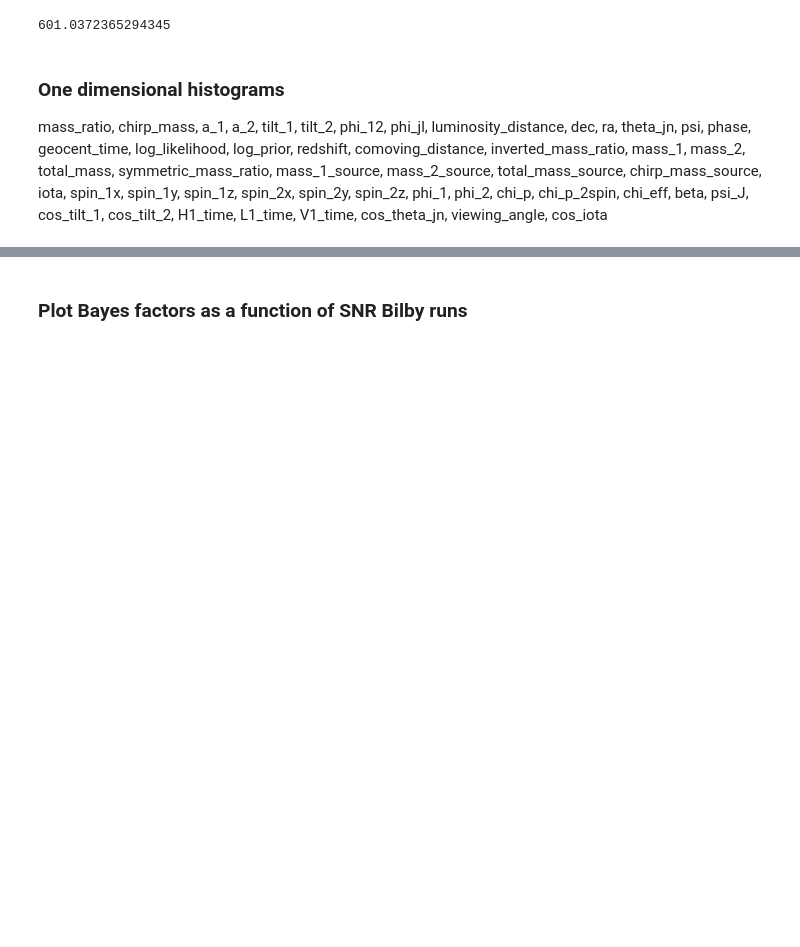
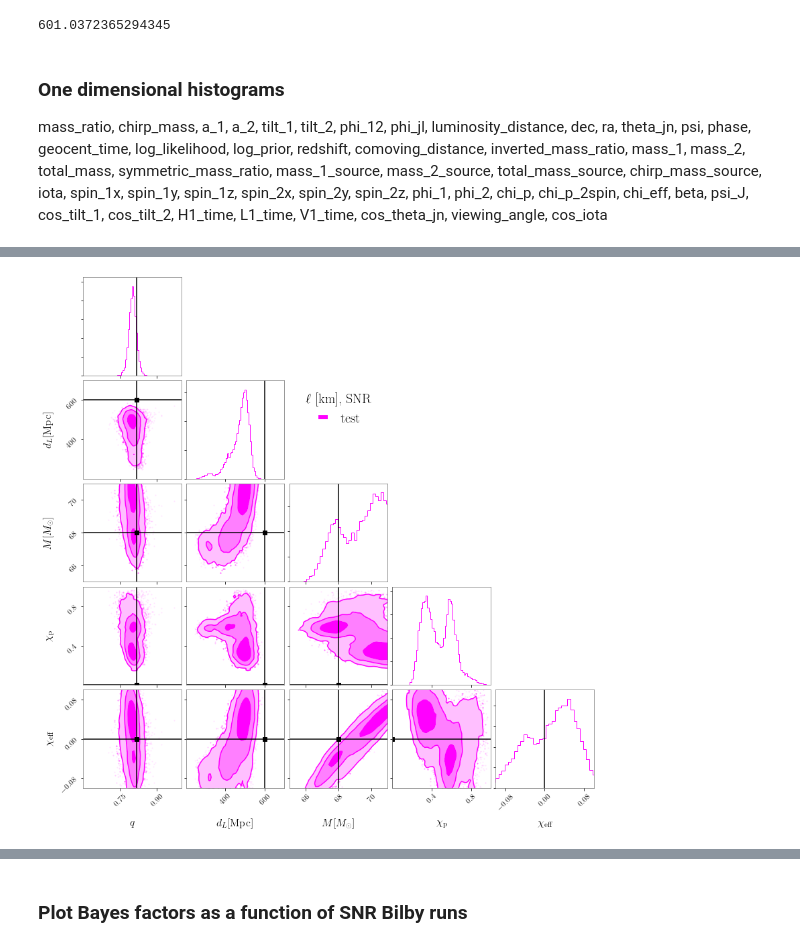
Before and after one commit to mariaokounkova/BeyondGRAnalysis, a Jupyter notebook: BilbyAnalysis.ipynb, the cells around one changed output, grey strips where cells are left out. Saved outputs shown, nothing was run; the diff lists cells and outputs as text; code cells hidden in the pictures; blank space fills up the shorter version.

```diff
--- a/BilbyAnalysis.ipynb
+++ b/BilbyAnalysis.ipynb
@@ -173,37 +185,43 @@ posterior_samples = samples_dict["summary_pages"]
 # %%
 fig, ax_arr = plt.subplots(dim, dim, figsize=(12, 12))
 handles = []
 posterior_samples.plot(type="corner",
                          parameters=parameters, fig = fig, color = 'magenta', truths=truths, truth_color='black', \
                            quantiles=[])
 
-#l = ax_arr[1][2].plot([0,0], [0,0], label='test', color = 'magenta')
-#handles.append(l[0])
+l = ax_arr[1][2].plot([0,0], [0,0], label='test', color = 'magenta')
+handles.append(l[0])
 
-#legend = ax_arr[1][2].legend(handles=handles, frameon=False, title = r'$\ell$ [km], SNR', loc = 'upper center', fontsize=20)
+legend = ax_arr[1][2].legend(handles=handles, frameon=False, title = r'$\ell$ [km], SNR', loc = 'upper center', fontsize=20)
 
 for i in range(5):
-    #ax_arr[i][0].set_xlim(RangeDict['mass_ratio'])
+    ax_arr[i][0].set_xlim(RangeDict['mass_ratio'])
     ax_arr[i][1].set_xlim(RangeDict['luminosity_distance'])
-    # ax_arr[i][2].set_xlim(RangeDict['total_mass'])
-    # ax_arr[i][3].set_xlim(RangeDict['chi_p'])
-    # ax_arr[i][4].set_xlim(RangeDict['chi_eff'])
+    ax_arr[i][2].set_xlim(RangeDict['total_mass'])
+    ax_arr[i][3].set_xlim(RangeDict['chi_p'])
+    ax_arr[i][4].set_xlim(RangeDict['chi_eff'])
 
 
 ax_arr[1][0].set_ylim(RangeDict['luminosity_distance'])
-# ax_arr[2][0].set_ylim(RangeDict['total_mass'])
-# ax_arr[2][1].set_ylim(RangeDict['total_mass'])
-# ax_arr[3][0].set_ylim(RangeDict['chi_p'])
-# ax_arr[3][1].set_ylim(RangeDict['chi_p'])
-# ax_arr[3][2].set_ylim(RangeDict['chi_p'])
-# ax_arr[4][0].set_ylim(RangeDict['chi_eff'])
-# ax_arr[4][1].set_ylim(RangeDict['chi_eff'])
-# ax_arr[4][2].set_ylim(RangeDict['chi_eff'])
-# ax_arr[4][3].set_ylim(RangeDict['chi_eff'])
+ax_arr[2][0].set_ylim(RangeDict['total_mass'])
+ax_arr[2][1].set_ylim(RangeDict['total_mass'])
+ax_arr[3][0].set_ylim(RangeDict['chi_p'])
+ax_arr[3][1].set_ylim(RangeDict['chi_p'])
+ax_arr[3][2].set_ylim(RangeDict['chi_p'])
+ax_arr[4][0].set_ylim(RangeDict['chi_eff'])
+ax_arr[4][1].set_ylim(RangeDict['chi_eff'])
+ax_arr[4][2].set_ylim(RangeDict['chi_eff'])
+ax_arr[4][3].set_ylim(RangeDict['chi_eff'])
 
-#plt.setp(legend.get_title(),fontsize=20)
+
+for ax in fig.get_axes():
+    ax.grid(False)
+
+plt.setp(legend.get_title(),fontsize=20)
 #plt.tight_layout()
 plt.show()
+# %% [output]
+[figure, added]
 # %%
 def CornerPlot(cmap):
     """ Make a corner plot of Bilby runs on GR injections with various SNRs"""
```
Also changed, not shown: parts of 8 cells of this notebook.
